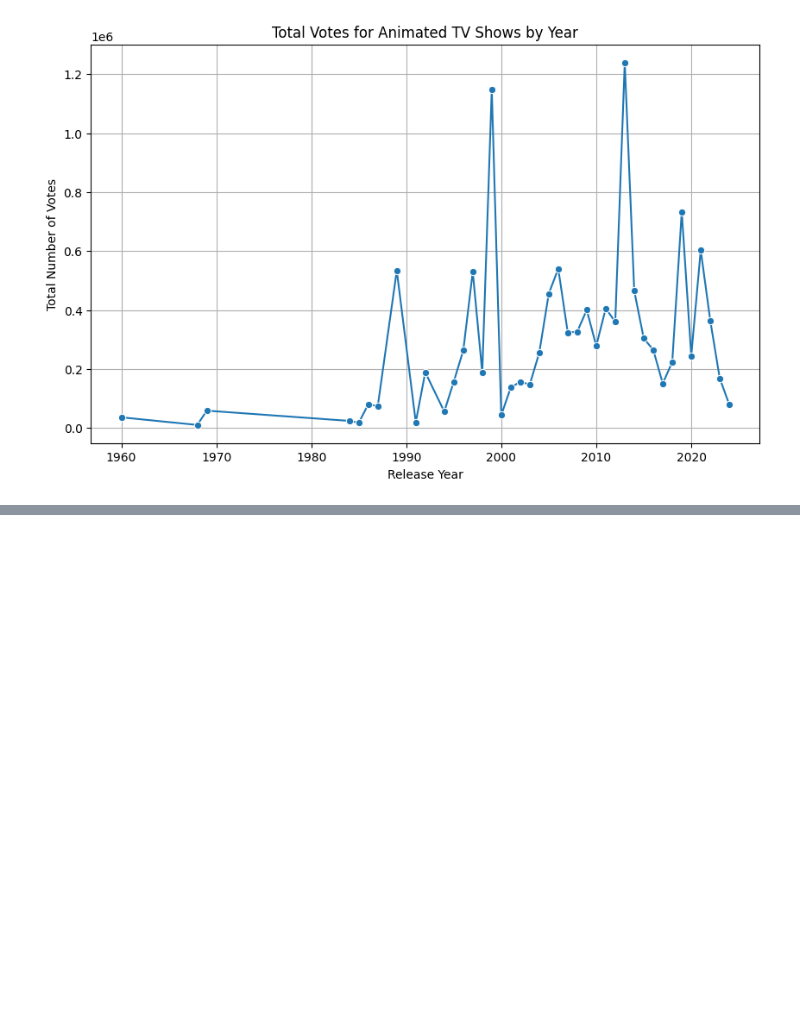
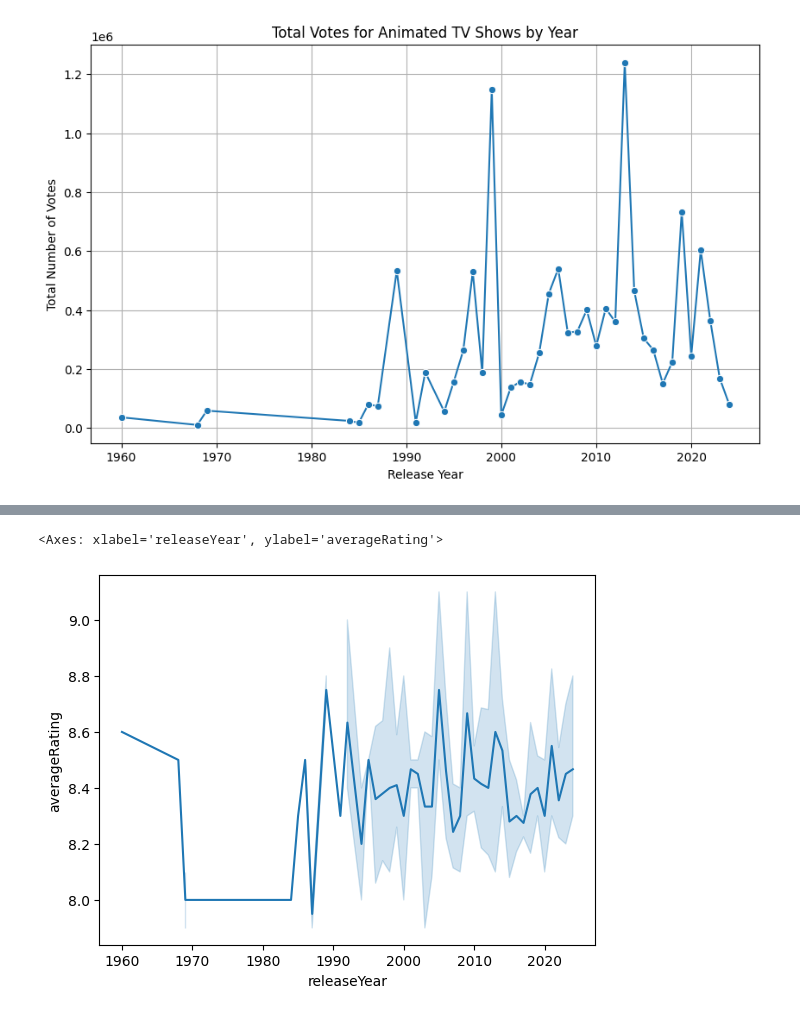
Before and after one commit to Milllll000/arte-anal-tica-final, a Jupyter notebook: visualizacion.ipynb, the cells around one changed output, grey strips where cells are left out. Drawn from its saved outputs; the diff is of its cells as text; code cells hidden in the pictures; blank space fills up the shorter version.

```diff
--- a/visualizacion.ipynb
+++ b/visualizacion.ipynb
@@ -49,0 +35,5 @@ plt.show()
+# %%
+sns.lineplot(data=animated_shows, x="releaseYear", y="averageRating", estimator="mean")
+# %% [output]
+<Axes: xlabel='releaseYear', ylabel='averageRating'>
+[figure, added]
```
Also changed, not shown: parts of 6 cells of this notebook, 1 other file.
